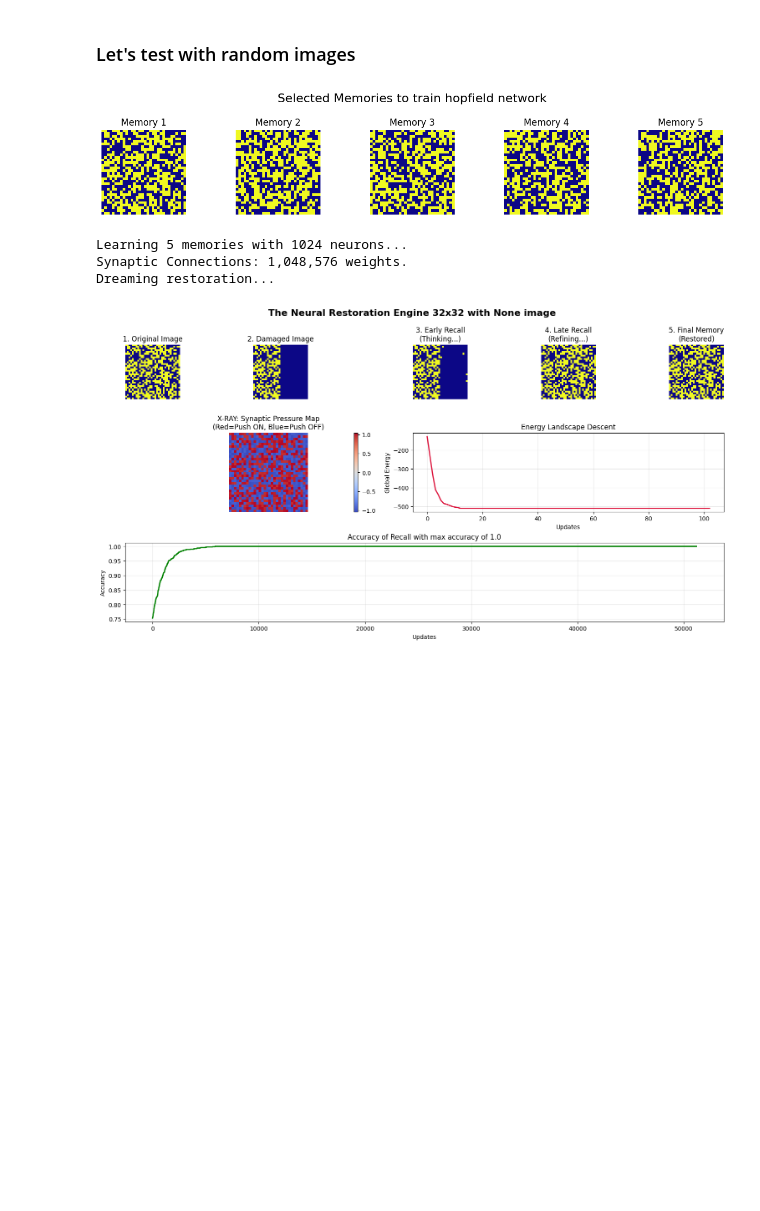
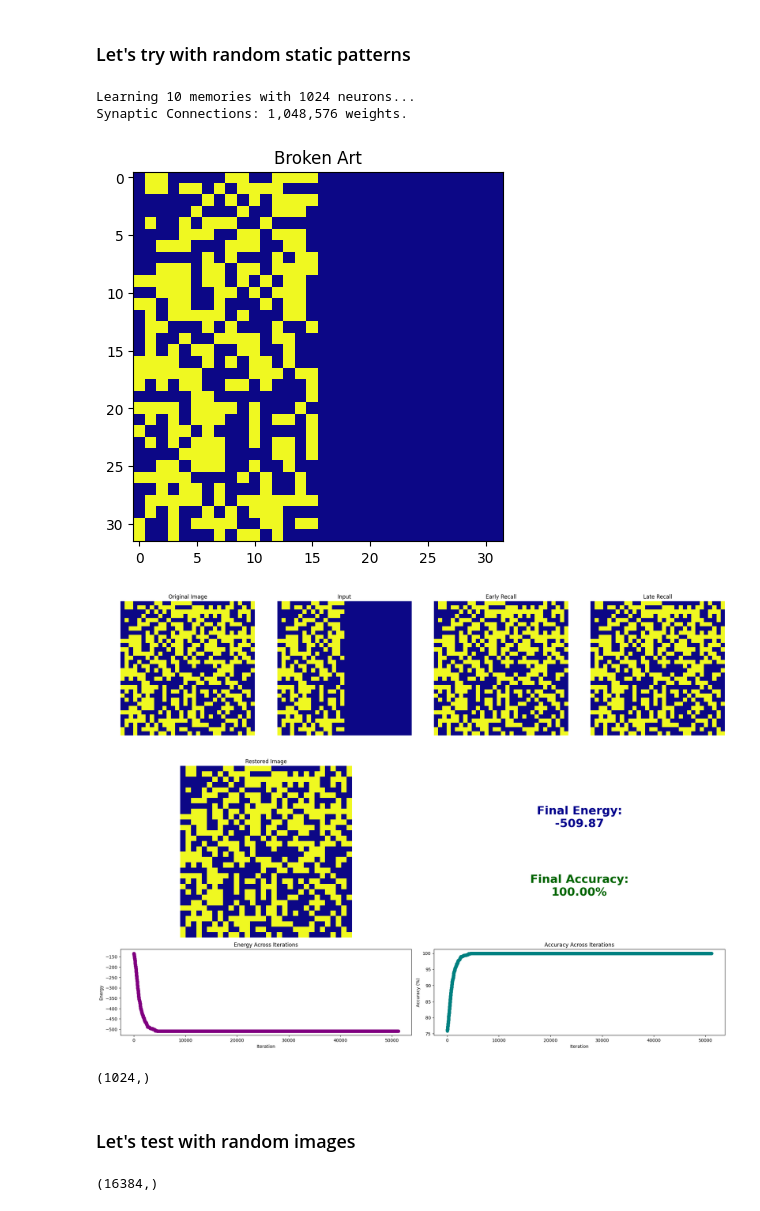
Before and after one commit to devendershekhawat/hiphopfield, a Jupyter notebook: lab.ipynb, the cells around one changed output. Drawn from its saved outputs; the diff is of its cells as text; code cells hidden in the pictures; blank space fills up the shorter version.

```diff
--- a/lab.ipynb
+++ b/lab.ipynb
@@ -145,2 +161,18 @@ Dreaming restoration...
+# %% [markdown]
+### Let's try with random static patterns
+# %%
+random_static_images = art.get_random_binary_images(SIZE, 10)
+net = SimpleHopfieldNetwork(SIZE)
+net.train(random_static_images)
+result = attempt_restore_memory(random_static_images, 0, net=net, damage_type="static")
+# %% [output]
+Learning 10 memories with 1024 neurons...
+Synaptic Connections: 1,048,576 weights.
+[figure, added]
+[figure, added]
+# %%
+random_static_images[0].shape
+# %% [output]
+(1024,)
 # %% [markdown]
 ### Let's test with random images
@@ -147,15 +181,21 @@ Dreaming restoration...
 # %%
-random_patterns = art.get_random_binary_images(SIZE, 5)
-plot_selected_arts(random_patterns)
+import os
+from PIL import Image
+import numpy as np
+
+# Path to assets directory
+assets_folder = "assets"
+
+images = []
+for filename in os.listdir(assets_folder):
+    if filename.lower().endswith(('.png', '.jpg', '.jpeg', '.bmp', '.gif')):
+        image_path = os.path.join(assets_folder, filename)
+        img = Image.open(image_path).convert("L").resize((128, 128))
+        img_array = np.array(img)
+        images.append(img_array.flatten())
+
+images = np.array(images)  # Shape: (num_images, 128, 128)
-# %% [output]
-[figure, removed]
-# %%
-net = HopfieldNetwork(SIZE)
-net.train(random_patterns)
-result = attempt_restore_memory(random_patterns, 0)
-plot_restoration(result)
-# %% [output]
-Learning 5 memories with 1024 neurons...
-Synaptic Connections: 1,048,576 weights.
-Dreaming restoration...
-[figure, removed]
+# %%
+images[0].shape
+# %% [output]
+(16384,)
```
Also changed, not shown: parts of 17 cells of this notebook, 28 other files.
